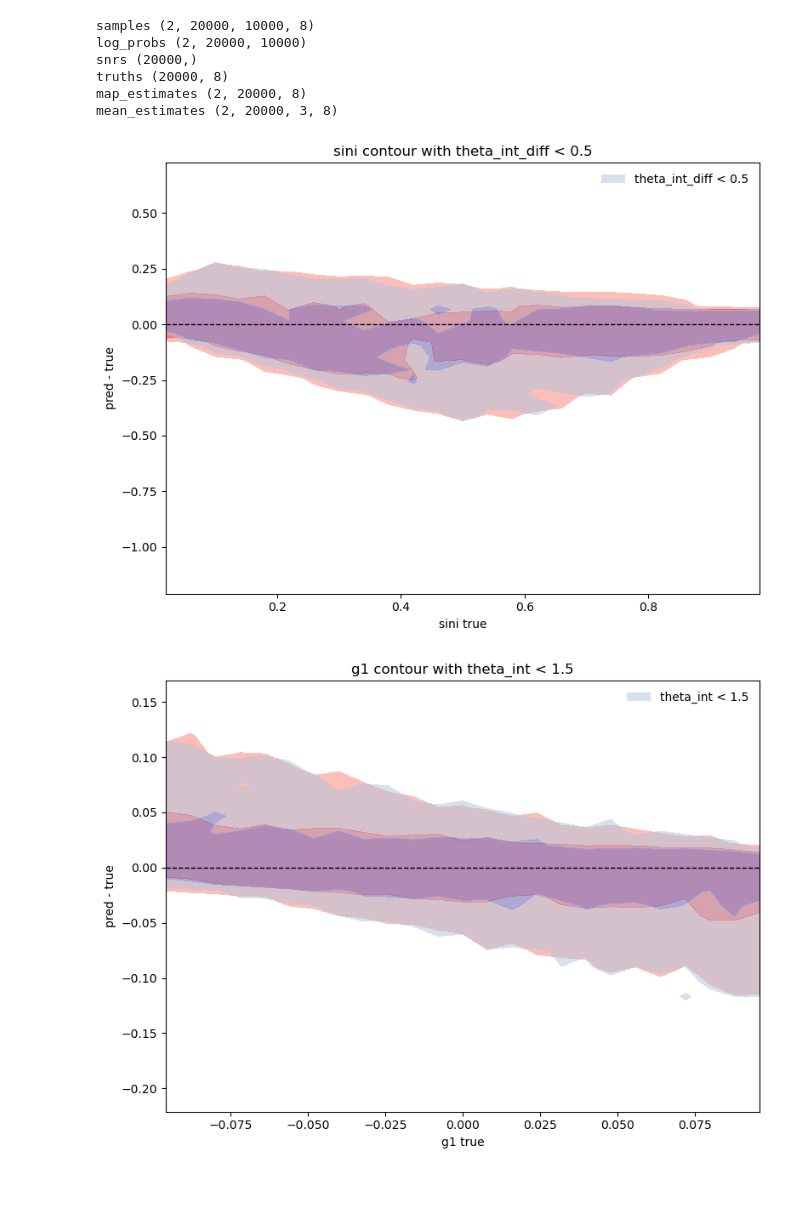
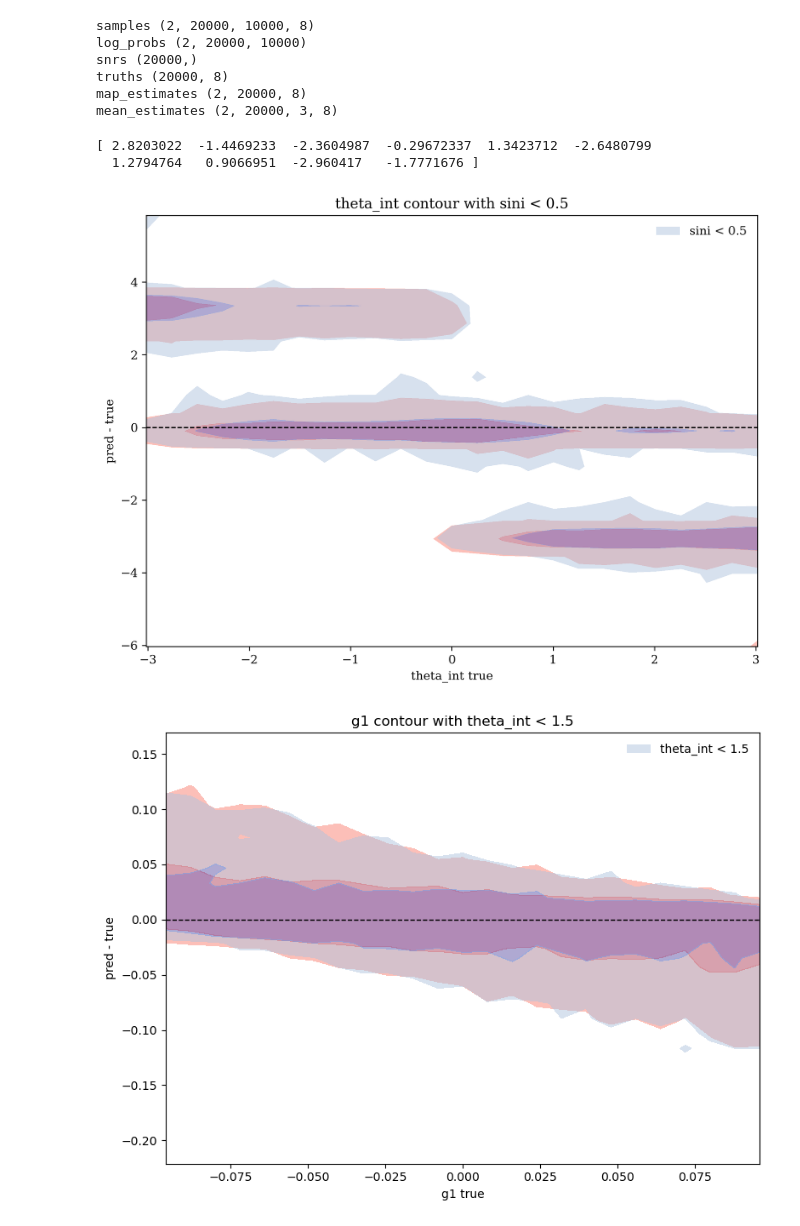
Before and after one commit to KinematicLensing/kl-nn, a Jupyter notebook: arch/diagnostics/sample_diagnostics.ipynb, the cells around one changed output. Saved outputs shown, nothing was run; the diff lists cells and outputs as text; code cells hidden in the pictures; blank space fills up the shorter version.

```diff
--- a/arch/diagnostics/sample_diagnostics.ipynb
+++ b/arch/diagnostics/sample_diagnostics.ipynb
@@ -107,6 +107,11 @@ snrs (20000,)
 truths (20000, 8)
 map_estimates (2, 20000, 8)
 mean_estimates (2, 20000, 3, 8)
+# %%
+print(truths[:10, 2])
+# %% [output]
+[ 2.8203022  -1.4469233  -2.3604987  -0.29672337  1.3423712  -2.6480799
+  1.2794764   0.9066951  -2.960417   -1.7771676 ]
 # %%
 sample_table = pd.read_csv(sample_csv)
 theta = np.array(sample_table['theta_int'])[:ngals]
@@ -142,15 +147,15 @@ plotter = ParameterContourPlotter(
 )
 # %%
 _, _, out_masked = plotter.plot(
-    param='sini',
-    mask_param='theta_int_diff',
+    param='theta_int',
+    mask_param='sini',
     masking_value=0.5,
     flip_mask=True,
     use_tf=False,
     nbins=25,
 )
 # %% [output]
-[figure, old version]
+[figure, new version]
 # %%
 _, _, out_masked = plotter.plot(
     param='g1',
```
Also changed, not shown: parts of 2 cells of this notebook, 5 other files.
